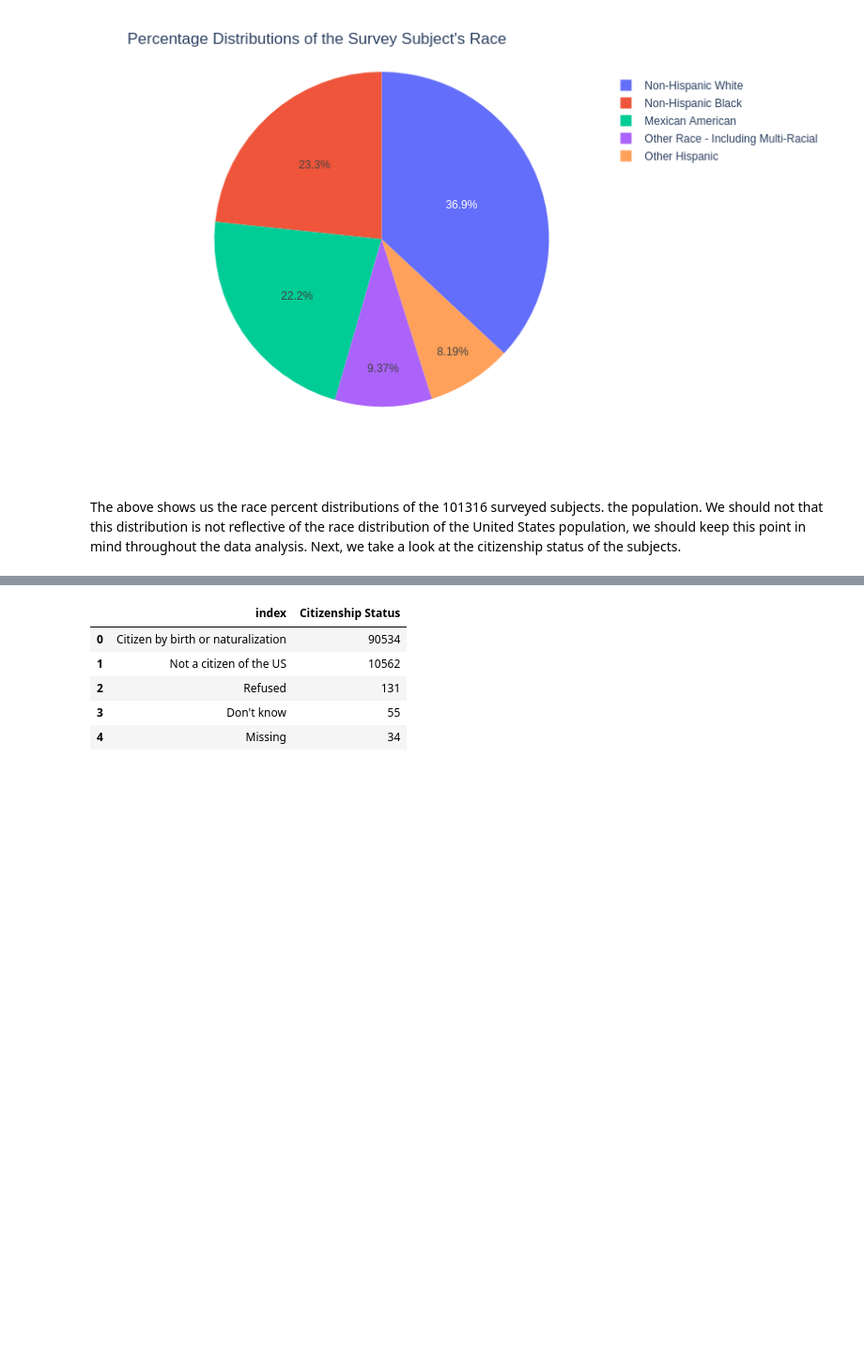
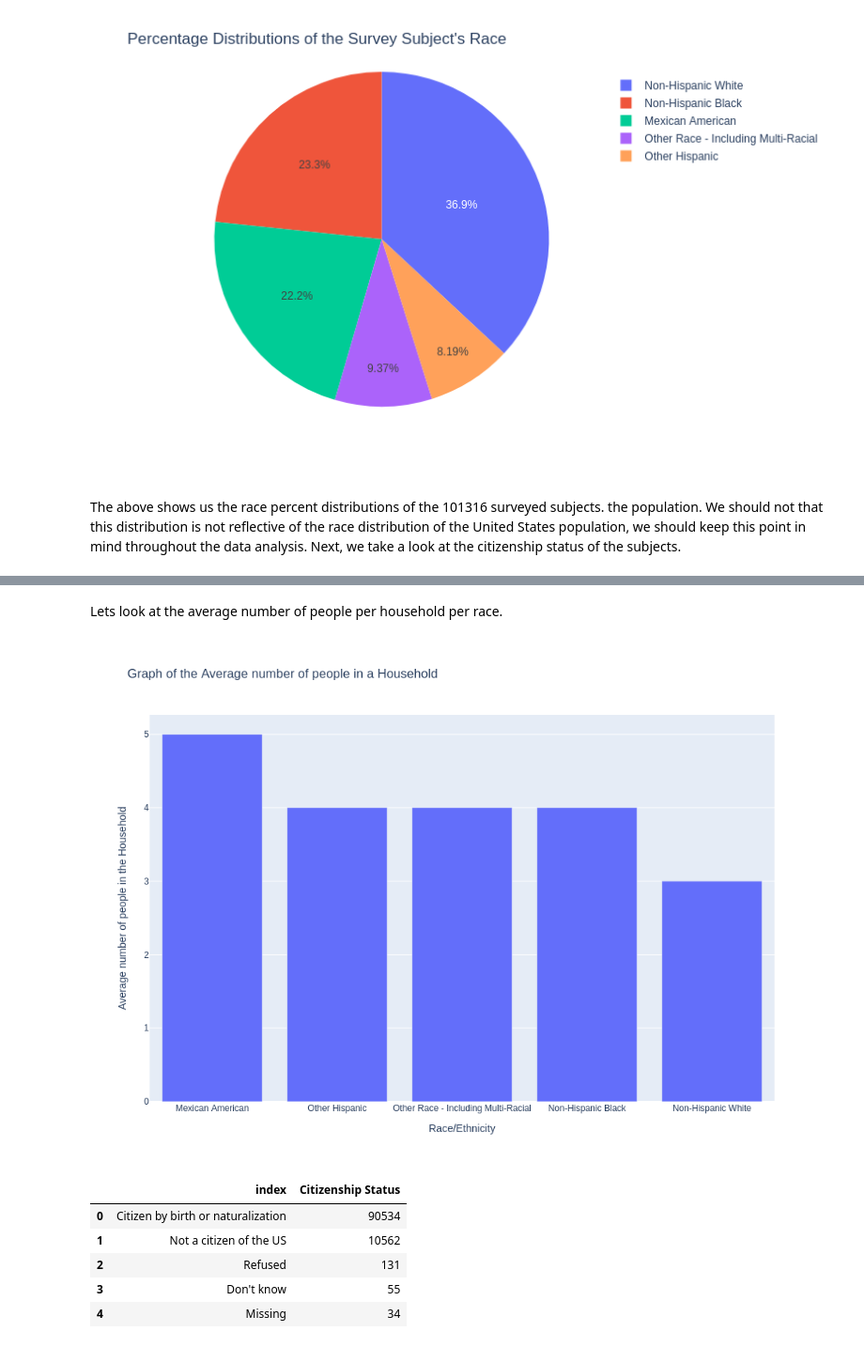
Before and after one commit to kkrusere/NHANES-Data-Visualization-Dashboard-on-Health-Disparities-and-Inequities, a Jupyter notebook: NHANES_data_collection_and_EDA.ipynb, the cells around one changed output, grey strips where cells are left out. Shown at 94% size. Cells and saved outputs as stored; diff of their text form; code cells hidden in the pictures; blank space fills up the shorter version.

```diff
--- a/NHANES_data_collection_and_EDA.ipynb
+++ b/NHANES_data_collection_and_EDA.ipynb
@@ -1167,3 +1170,14 @@ The above shows us the race percent distributions of the 101316 surveyed subject
+# %% [markdown]
+Lets look at the average number of people per household per race.
+# %%
+data = dataframe.groupby('Race/Ethnicity - Recode')['Total number of people in the Household'].mean().sort_values(ascending = False).reset_index()
+data['Total number of people in the Household'] = data['Total number of people in the Household'].apply(round)
+data.columns = ['Race/Ethnicity','Average number of people in the Household']
+fig = px.bar(data, x='Race/Ethnicity', y='Average number of people in the Household', title='Graph of the Average number of people in a Household')
+fig.show(renderer='png', height=700, width=1000)
+#fig.show(height=700, width=1000)
+# %% [output]
+[figure, added]
 # %%
 dataframe['Citizenship Status'].value_counts().reset_index()
 # %% [output]
```
Also changed, not shown: parts of 22 cells of this notebook.
